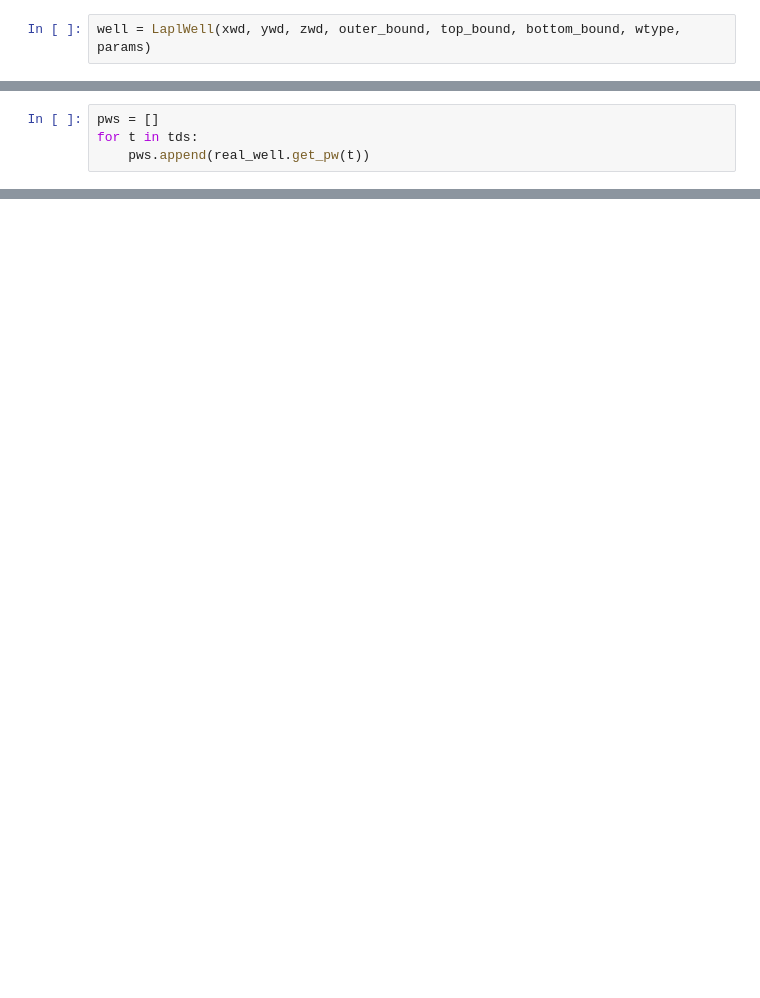
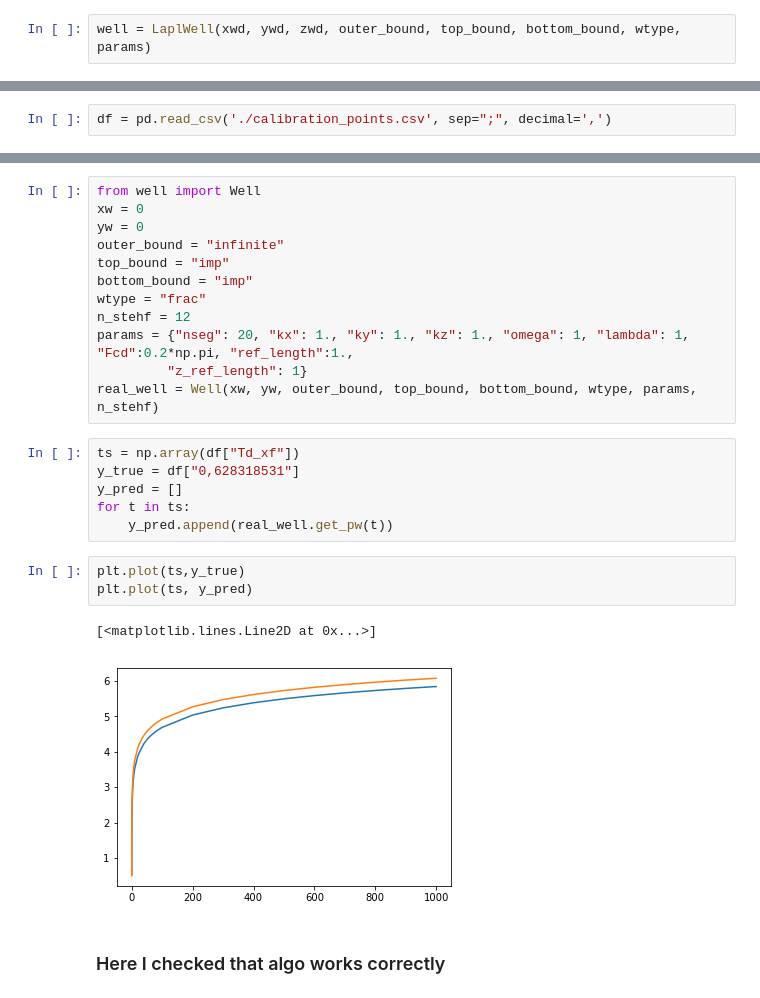
Before and after one commit to dmitrydi/pd_lapl, a Jupyter notebook: testing_book.ipynb, the cells around one changed output, grey strips where cells are left out. Drawn from its saved outputs; the diff is of its cells as text; blank space fills up the shorter version.

```diff
--- a/testing_book.ipynb
+++ b/testing_book.ipynb
@@ -121,4 +77,0 @@ tds = np.logspace(-3, 0, 30)
-# %%
-pws = []
-for t in tds:
-    pws.append(real_well.get_pw(t))
@@ -230,0 +157,2 @@ lapl_well.p_lapl
+# %%
+df = pd.read_csv('./calibration_points.csv', sep=";", decimal=',')
@@ -230,0 +179,26 @@ lapl_well.p_lapl
+# %%
+from well import Well
+xw = 0
+yw = 0
+outer_bound = "infinite"
+top_bound = "imp"
+bottom_bound = "imp"
+wtype = "frac"
+n_stehf = 12
+params = {"nseg": 20, "kx": 1., "ky": 1., "kz": 1., "omega": 1, "lambda": 1, "Fcd":0.2*np.pi, "ref_length":1.,
+         "z_ref_length": 1}
+real_well = Well(xw, yw, outer_bound, top_bound, bottom_bound, wtype, params, n_stehf)
+# %%
+ts = np.array(df["Td_xf"])
+y_true = df["0,628318531"]
+y_pred = []
+for t in ts:
+    y_pred.append(real_well.get_pw(t))
+# %%
+plt.plot(ts,y_true)
+plt.plot(ts, y_pred)
+# %% [output]
+[<matplotlib.lines.Line2D at 0x...>]
+[figure, added]
+# %% [markdown]
+### Here I checked that algo works correctly
```
Also changed, not shown: parts of 45 cells of this notebook, 4 other files.
